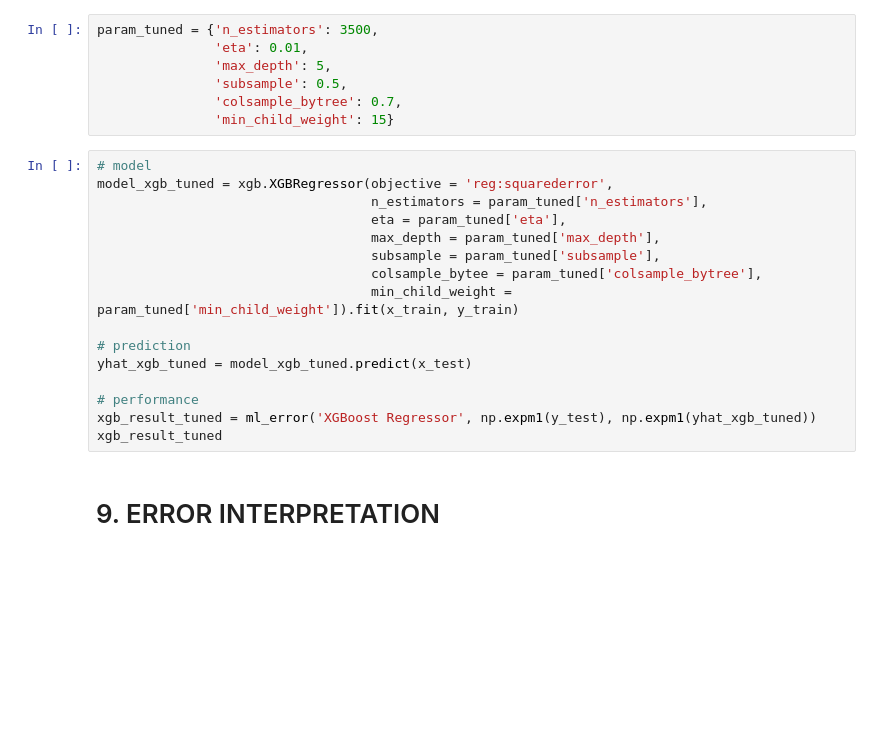
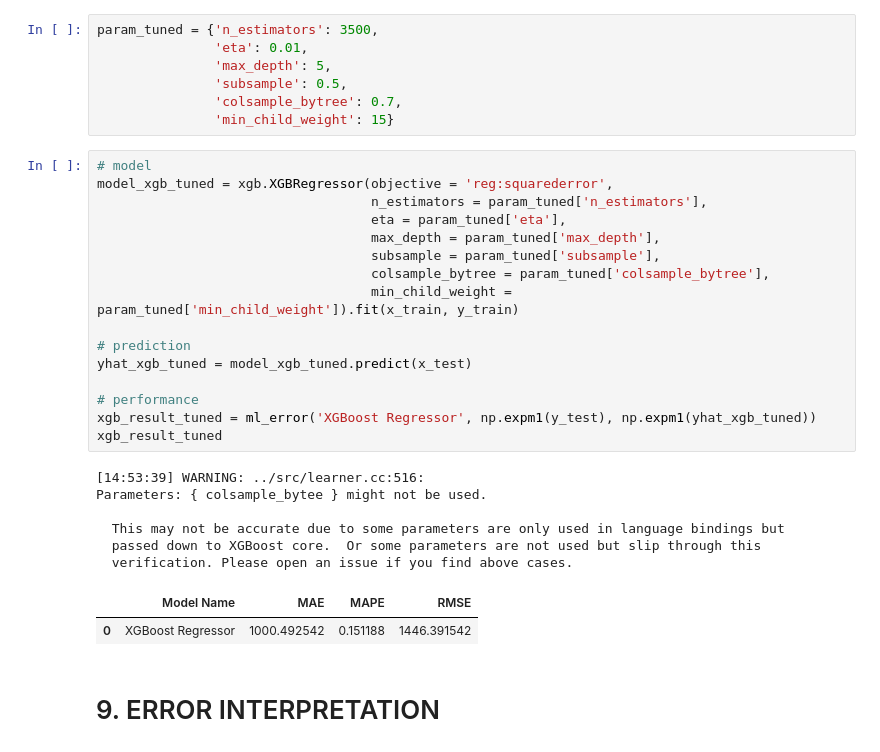
Before and after one commit to diandramelo/Rossmann_Store_Sales, a Jupyter notebook: v09-Rossmann_Store_Sales.ipynb, the cells around one changed output. Saved outputs shown, nothing was run; the diff lists cells and outputs as text; blank space fills up the shorter version.

Commit message:
Model Deployment

```diff
--- a/v09-Rossmann_Store_Sales.ipynb
+++ b/v09-Rossmann_Store_Sales.ipynb
@@ -972,19 +1051,28 @@ param_tuned = {'n_estimators': 3500,
 # %%
 # model
 model_xgb_tuned = xgb.XGBRegressor(objective = 'reg:squarederror',
                                    n_estimators = param_tuned['n_estimators'],
                                    eta = param_tuned['eta'],
                                    max_depth = param_tuned['max_depth'],
                                    subsample = param_tuned['subsample'],
-                                   colsample_bytee = param_tuned['colsample_bytree'],
+                                   colsample_bytree = param_tuned['colsample_bytree'],
                                    min_child_weight = param_tuned['min_child_weight']).fit(x_train, y_train)
 
 # prediction
 yhat_xgb_tuned = model_xgb_tuned.predict(x_test)
 
 # performance
 xgb_result_tuned = ml_error('XGBoost Regressor', np.expm1(y_test), np.expm1(yhat_xgb_tuned))
 xgb_result_tuned
+# %% [output]
+[14:53:39] WARNING: ../src/learner.cc:516:
+Parameters: { colsample_bytee } might not be used.
+
+  This may not be accurate due to some parameters are only used in language bindings but
+  passed down to XGBoost core.  Or some parameters are not used but slip through this
+  verification. Please open an issue if you find above cases.
+|  | Model Name | MAE | MAPE | RMSE |
+| 0 | XGBoost Regressor | 1000.492542 | 0.151188 | 1446.391542 |
 # %% [markdown]
 # 9. ERROR INTERPRETATION
 # %%
```
Also changed, not shown: parts of 23 cells of this notebook.
